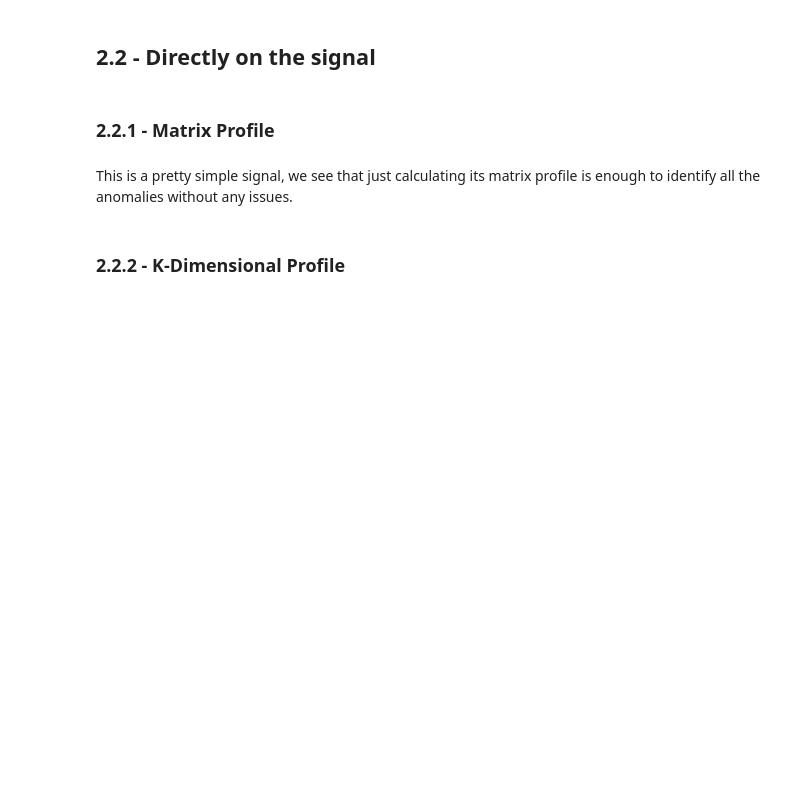
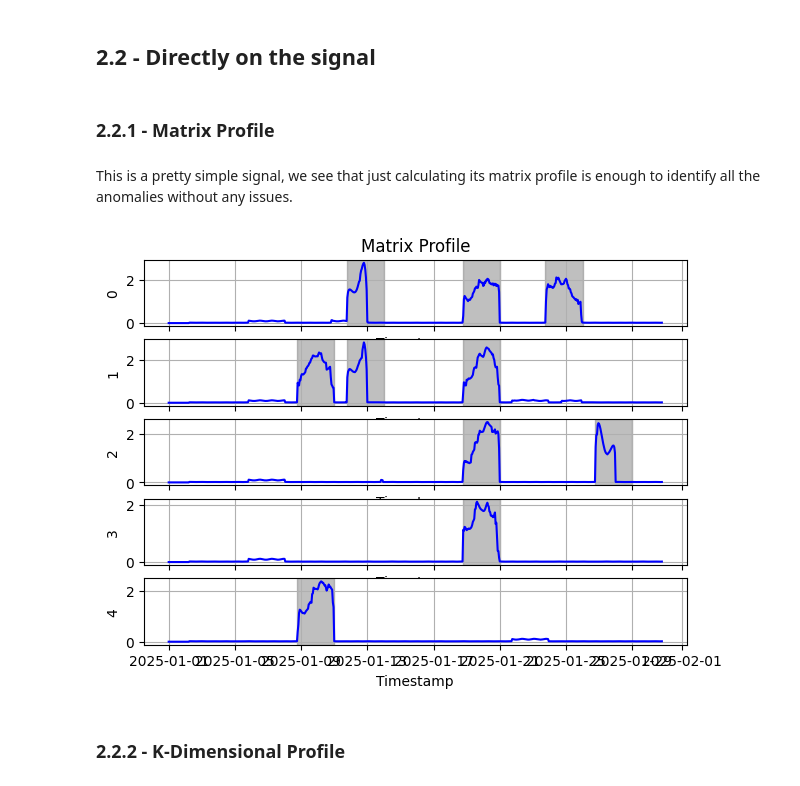
Before and after one commit to Lopes941/PyFADe, a Jupyter notebook: notebooks/anomaly_detection.ipynb, the cells around one changed output. Drawn from its saved outputs; the diff is of its cells as text; code cells hidden in the pictures; blank space fills up the shorter version.

```diff
--- a/notebooks/anomaly_detection.ipynb
+++ b/notebooks/anomaly_detection.ipynb
@@ -22,7 +22,7 @@ SUBSEQ_SIZE = 30
 QUANTILE = 0
 LEFT_ONLY = False
 USE_CUDA = True
-SKIP_START=SUBSEQ_SIZE*0
+SKIP_START=SUBSEQ_SIZE
 
 mp_properties ={
     'quantile': QUANTILE,
@@ -109,3 +113,10 @@ pyfade.plot_multiple(anom_signal);
+# %%
+
+builder = pf.DataFrameBuilder(anom_signal)
+builder.set_interpolation(pf.Interpolation.LINEAR)
+builder.set_extrapolation(pf.Extrapolation.CONSTANT)
+
+dataset = builder.build()
 # %%
 # Defining function to plot anomalies
 def plot_anomalies(axs,subseq_size):
@@ -160,3 +165,18 @@ axs[0].set_title('Matrix Profile');
+# %%
+w_builder = pf.WindowBuilder(dataset)
+w_builder.set_window_size(SUBSEQ_SIZE)
+window = w_builder.build()
+
+group_builder = pf.FeatureGroupBuilder(pf.MatrixProfile.static_name(),window)
+group_builder.set_parameter('use_cuda',USE_CUDA).set_parameter('left_only',LEFT_ONLY).set_parameter('skip_start',SKIP_START)
+group_builder.build()
+
+MP = pd.DataFrame(window.mp.T,index=window.index)
+fig, axs = pf.plot_multiple(MP);
+plot_anomalies(axs,SUBSEQ_SIZE)
+axs[0].set_title('Matrix Profile');
+# %% [output]
+[figure, added]
 # %% [markdown]
 ### 2.2.2 - K-Dimensional Profile
 # %%
```
Also changed, not shown: parts of 31 cells of this notebook, 18 other files.
